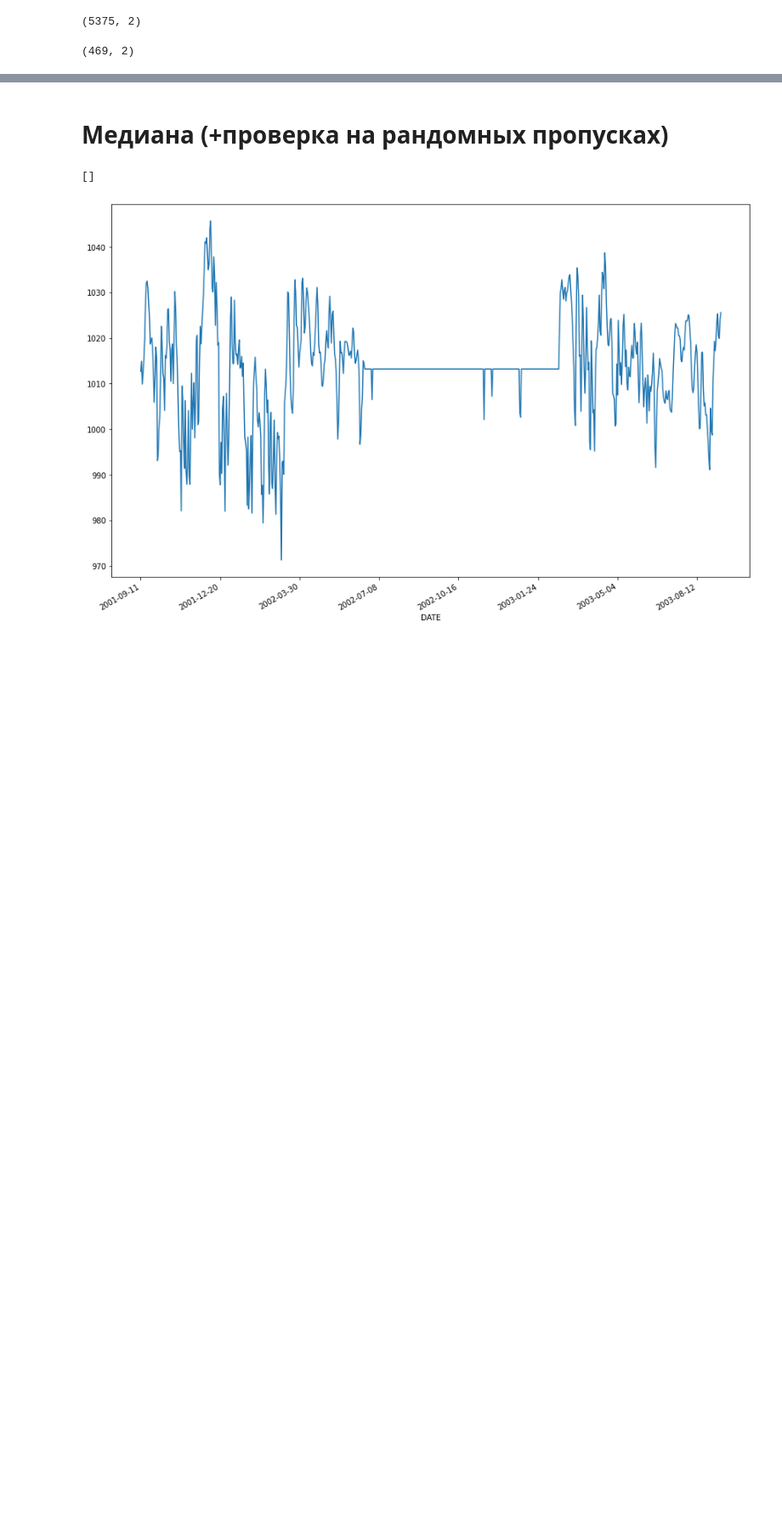
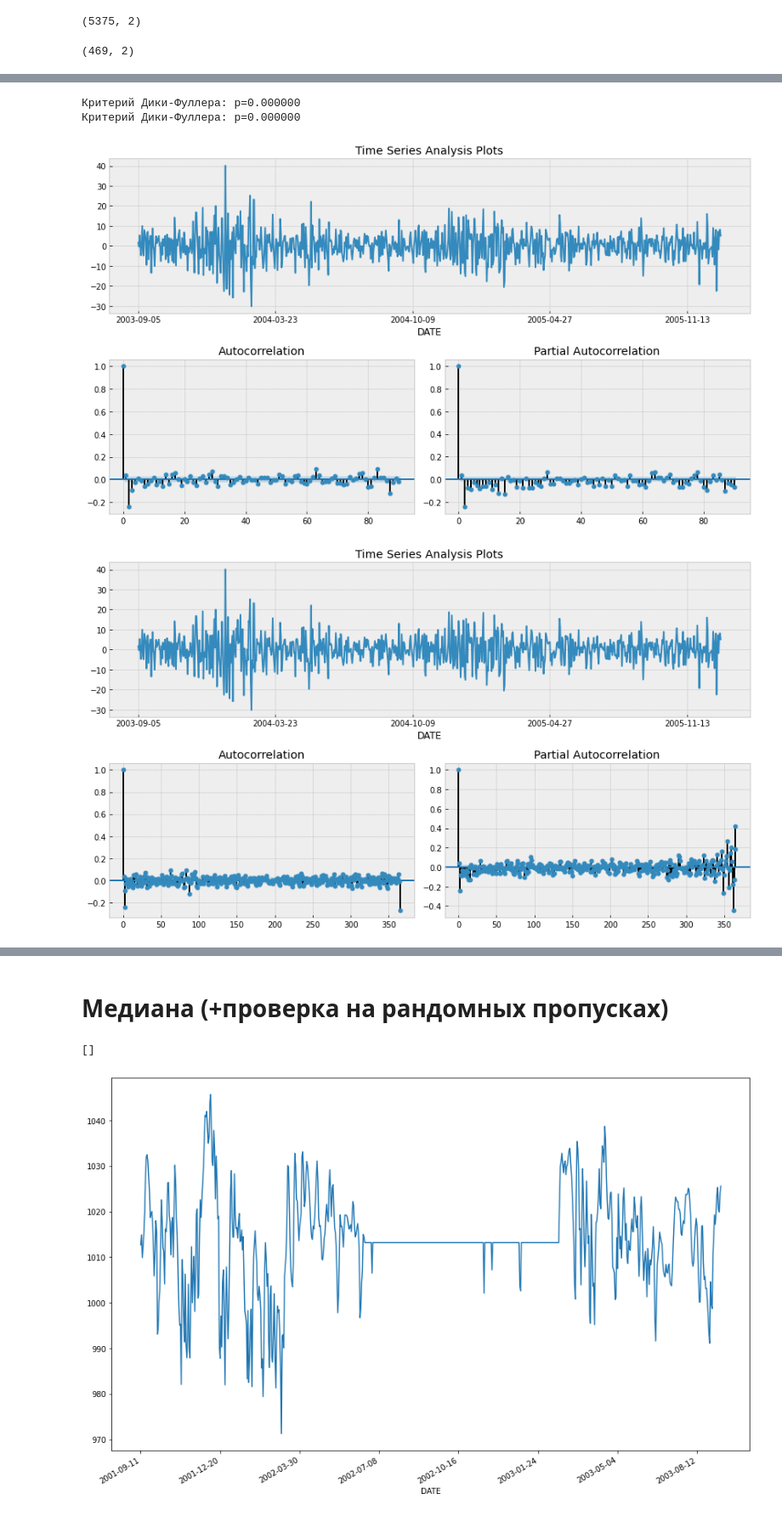
Before and after one commit to Loinen/geodata_analysis, a Jupyter notebook: lab2021.ipynb, the cells around one changed output, grey strips where cells are left out. Shown at 85% size. Drawn from its saved outputs; the diff is of its cells as text; code cells hidden in the pictures; blank space fills up the shorter version.

```diff
--- a/lab2021.ipynb
+++ b/lab2021.ipynb
@@ -104,0 +137,11 @@ missing_vals.shape
+# %%
+data['TEMP2']  = data.TEMP - data.TEMP.shift(365)
+data['TEMP2']  = data.TEMP2 - data.TEMP2.shift(1)
+
+tsplot(data['TEMP2'][-850:], lags=90)
+tsplot(data['TEMP2'][-850:], lags=365)
+# %% [output]
+Критерий Дики-Фуллера: p=0.000000
+Критерий Дики-Фуллера: p=0.000000
+[figure, added]
+[figure, added]
```
Also changed, not shown: parts of 8 cells of this notebook.
